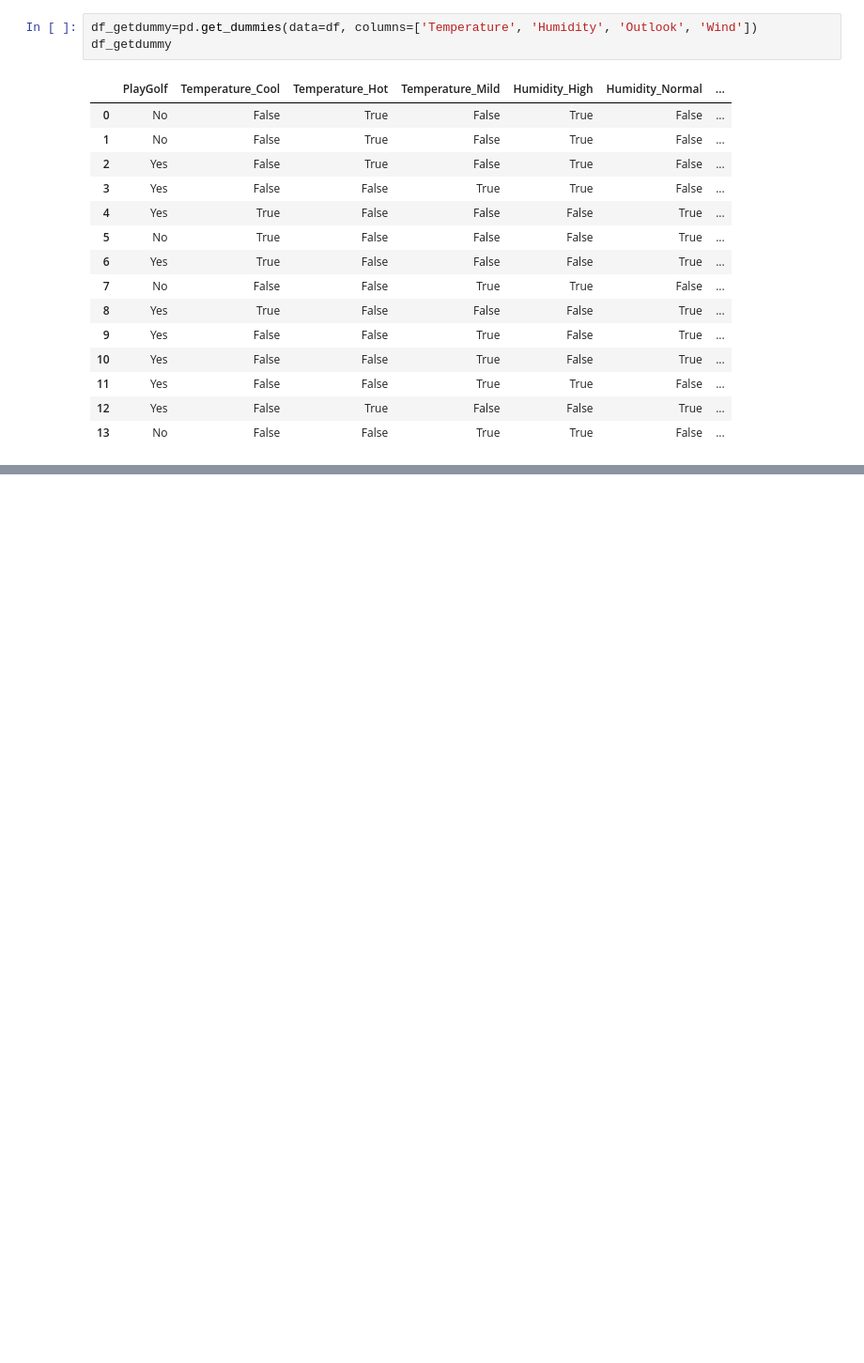
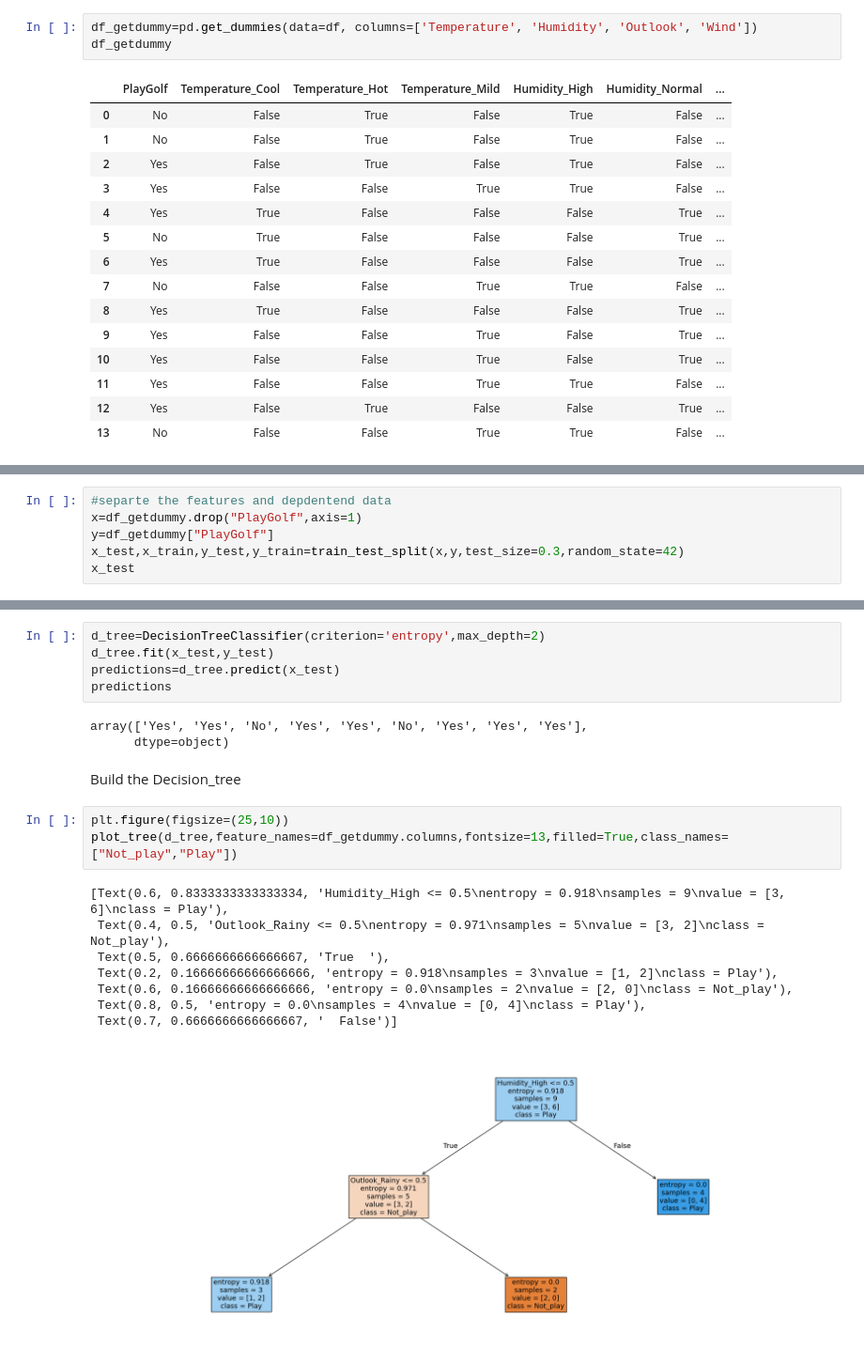
Before and after one commit to kumar-kiran-24/Builiding-decision-tree, a Jupyter notebook: src/main.ipynb, the cells around one changed output, grey strips where cells are left out. Shown: that part at 94% size. Drawn from its saved outputs; the diff is of its cells as text; blank space fills up the shorter version.

Commit message:
convert variables into dummies ,create model,Build the Decision tree

```diff
--- a/src/main.ipynb
+++ b/src/main.ipynb
@@ -59,0 +66,6 @@ df_getdummy
+# %%
+#separte the features and depdentend data
+x=df_getdummy.drop("PlayGolf",axis=1)
+y=df_getdummy["PlayGolf"]
+x_test,x_train,y_test,y_train=train_test_split(x,y,test_size=0.3,random_state=42)
+x_test
@@ -59,0 +83,22 @@ df_getdummy
+# %%
+d_tree=DecisionTreeClassifier(criterion='entropy',max_depth=2)
+d_tree.fit(x_test,y_test)
+predictions=d_tree.predict(x_test)
+predictions
+# %% [output]
+array(['Yes', 'Yes', 'No', 'Yes', 'Yes', 'No', 'Yes', 'Yes', 'Yes'],
+      dtype=object)
+# %% [markdown]
+Build the Decision_tree
+# %%
+plt.figure(figsize=(25,10))
+plot_tree(d_tree,feature_names=df_getdummy.columns,fontsize=13,filled=True,class_names=["Not_play","Play"])
+# %% [output]
+[Text(0.6, 0.8333333333333334, 'Humidity_High <= 0.5\nentropy = 0.918\nsamples = 9\nvalue = [3, 6]\nclass = Play'),
+ Text(0.4, 0.5, 'Outlook_Rainy <= 0.5\nentropy = 0.971\nsamples = 5\nvalue = [3, 2]\nclass = Not_play'),
+ Text(0.5, 0.6666666666666667, 'True  '),
+ Text(0.2, 0.16666666666666666, 'entropy = 0.918\nsamples = 3\nvalue = [1, 2]\nclass = Play'),
+ Text(0.6, 0.16666666666666666, 'entropy = 0.0\nsamples = 2\nvalue = [2, 0]\nclass = Not_play'),
+ Text(0.8, 0.5, 'entropy = 0.0\nsamples = 4\nvalue = [0, 4]\nclass = Play'),
+ Text(0.7, 0.6666666666666667, '  False')]
+[figure, added]
```
Also changed, not shown: parts of 3 cells of this notebook, 1 other file.
